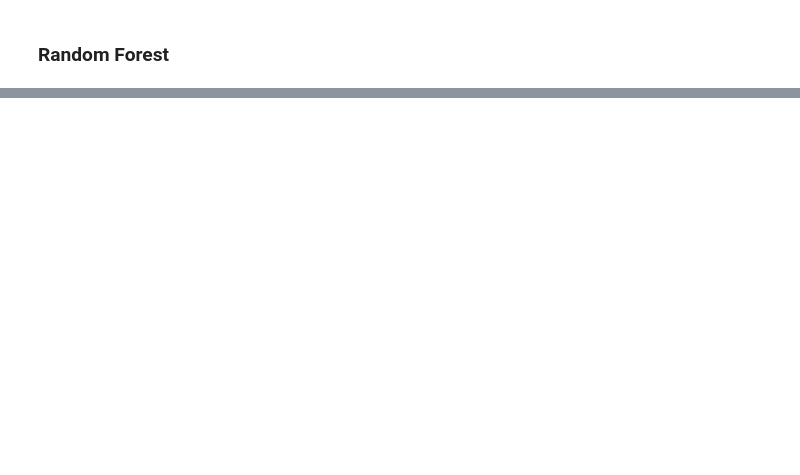
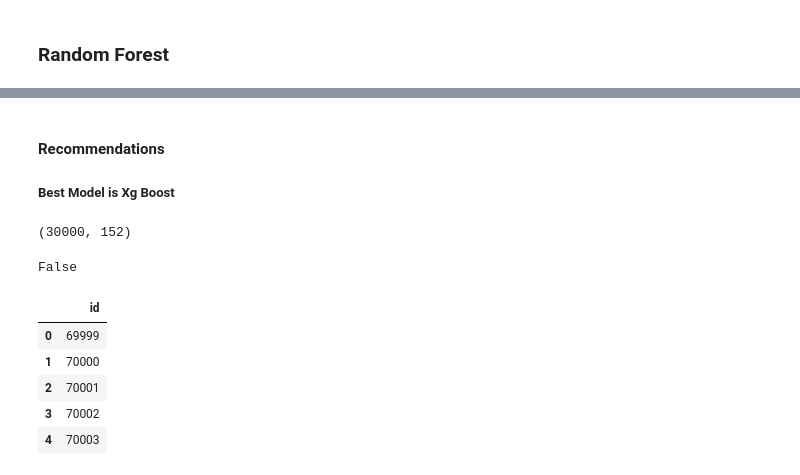
Before and after one commit to krishnendra/telecom-churn-case-study, a Jupyter notebook: JavvajiGokul_KrishnendraNandi.ipynb, the cells around one changed output, grey strips where cells are left out. Saved outputs shown, nothing was run; the diff lists cells and outputs as text; code cells hidden in the pictures; blank space fills up the shorter version.

```diff
--- a/JavvajiGokul_KrishnendraNandi.ipynb
+++ b/JavvajiGokul_KrishnendraNandi.ipynb
@@ -323,4 +368,2 @@ Length: 304, dtype: float64
 # %%
-from sklearn import preprocessing
-from sklearn.preprocessing import StandardScaler
-df_train.drop(dates,axis=1,inplace=True)
+df_test.drop(dates,axis=1,inplace=True)
@@ -673,0 +907,27 @@ KeyboardInterrupt:
+# %% [markdown]
+#### Recommendations
+##### Best Model is Xg Boost
+# %%
+df_test.shape
+# %% [output]
+(30000, 152)
+# %%
+
+df_id = df_test[["id"]]
+df_test.pop("id")
+y_test_pred_pca_xgb_best_sample = pca_xgb_best_fit.predict(df_test)
+df_sample_test = pd.DataFrame(y_test_pred_pca_xgb_best_sample)
+df_sample_test.columns =['churn_prob']
+df_sample_test.head()
+df_sample_test.isnull().values.any()
+# %% [output]
+False
+# %%
+df_id.head()
+# %% [output]
+|  | id |
+| 0 | 69999 |
+| 1 | 70000 |
+| 2 | 70001 |
+| 3 | 70002 |
+| 4 | 70003 |
```
Also changed, not shown: parts of 60 cells of this notebook, 1 other file.
